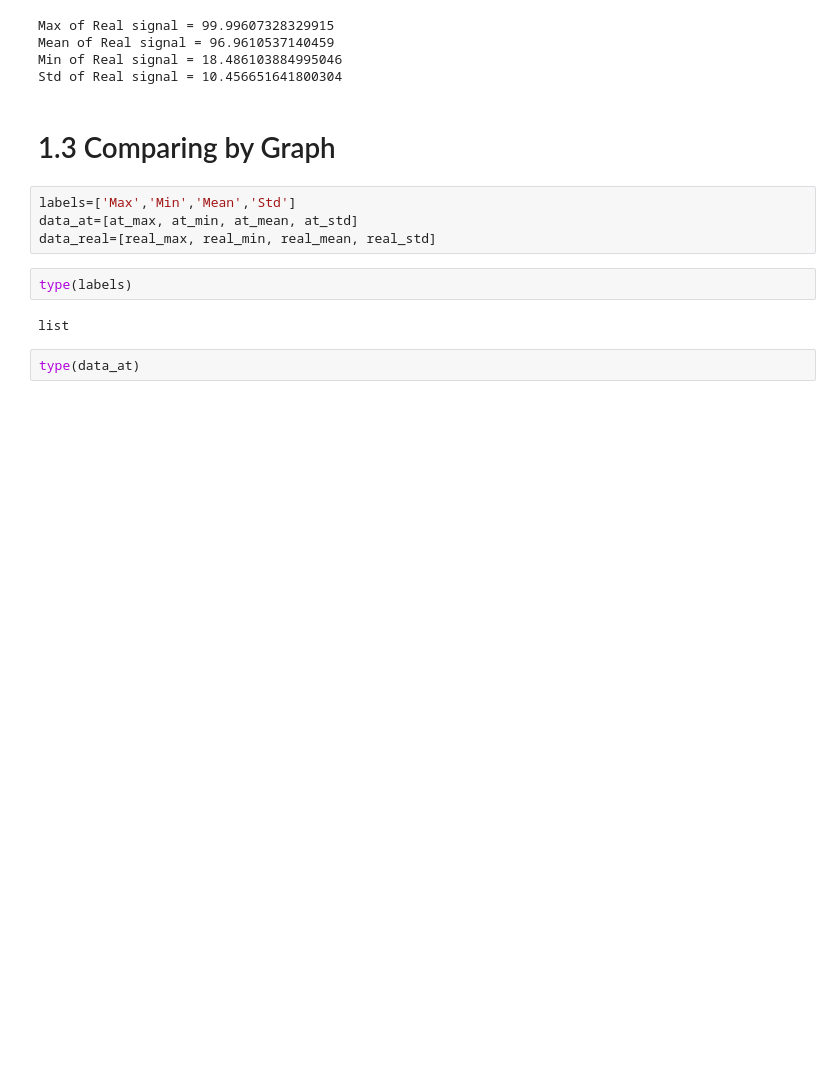
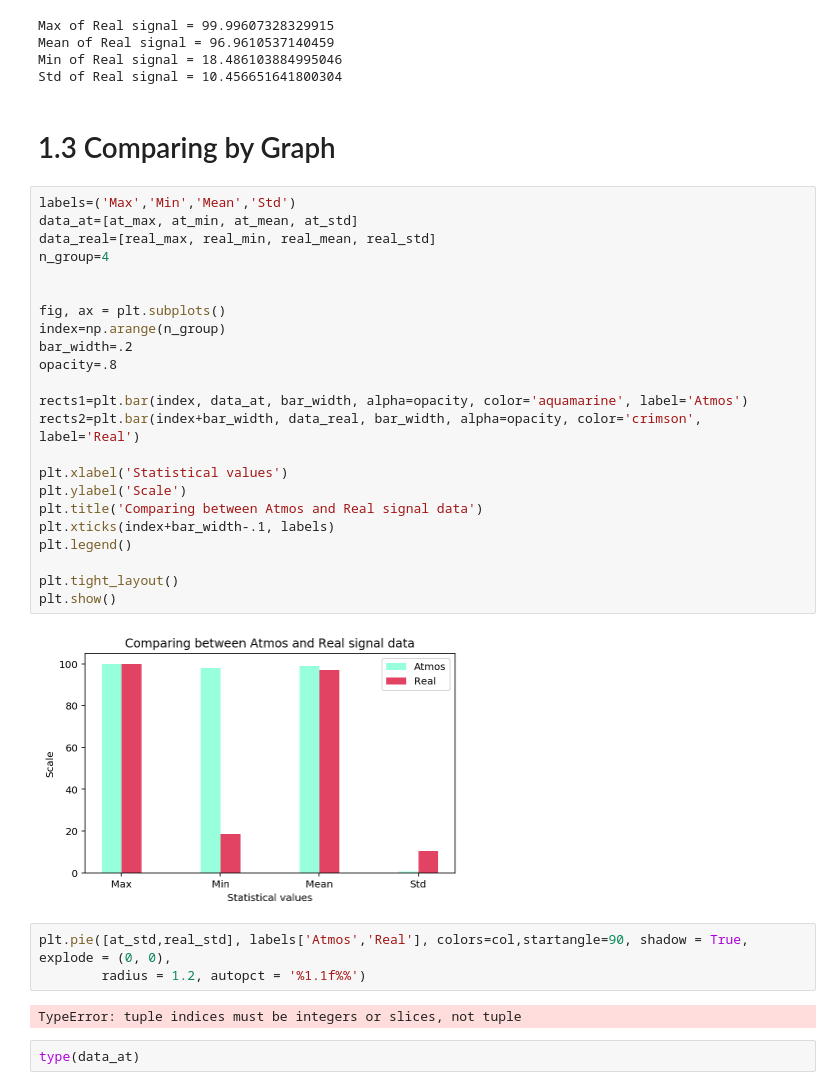
Before and after one commit to parinyad123/Anarmaly_Detection, a Jupyter notebook: anormaly.ipynb, the cells around one changed output. Saved outputs shown, nothing was run; the diff lists cells and outputs as text; blank space fills up the shorter version.

```diff
--- a/anormaly.ipynb
+++ b/anormaly.ipynb
@@ -163,14 +161,36 @@ Min of Real signal = 18.486103884995046
 Std of Real signal = 10.456651641800304
 # %% [markdown]
 # 1.3 Comparing by Graph
-# %%
-labels=['Max','Min','Mean','Std']
-data_at=[at_max, at_min, at_mean, at_std]
-data_real=[real_max, real_min, real_mean, real_std]
-# %%
-type(labels)
-# %% [output]
-list
+# %%
+labels=('Max','Min','Mean','Std')
+data_at=[at_max, at_min, at_mean, at_std]
+data_real=[real_max, real_min, real_mean, real_std]
+n_group=4
+
+
+fig, ax = plt.subplots()
+index=np.arange(n_group)
+bar_width=.2
+opacity=.8
+
+rects1=plt.bar(index, data_at, bar_width, alpha=opacity, color='aquamarine', label='Atmos')
+rects2=plt.bar(index+bar_width, data_real, bar_width, alpha=opacity, color='crimson', label='Real')
+
+plt.xlabel('Statistical values')
+plt.ylabel('Scale')
+plt.title('Comparing between Atmos and Real signal data')
+plt.xticks(index+bar_width-.1, labels)
+plt.legend()
+
+plt.tight_layout()
+plt.show()
+# %% [output]
+[figure, added]
+# %%
+plt.pie([at_std,real_std], labels['Atmos','Real'], colors=col,startangle=90, shadow = True, explode = (0, 0),
+        radius = 1.2, autopct = '%1.1f%%')
+# %% [output]
+TypeError: tuple indices must be integers or slices, not tuple
 # %%
 type(data_at)
 # %% [output]
```
Also changed, not shown: parts of 12 cells of this notebook.
